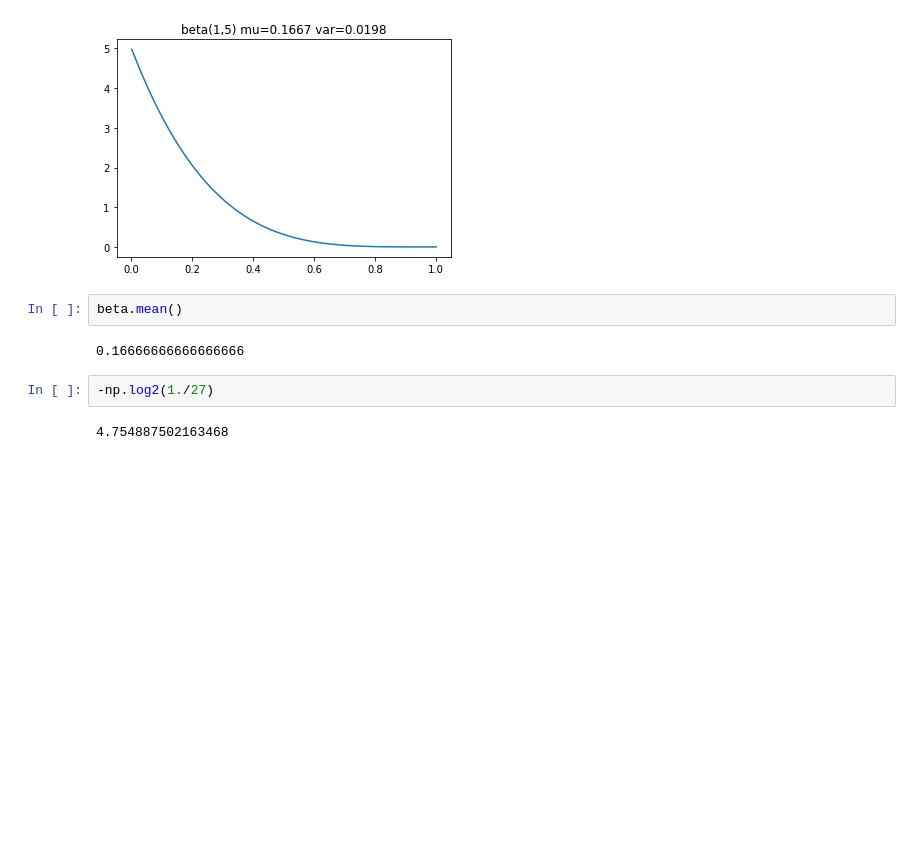
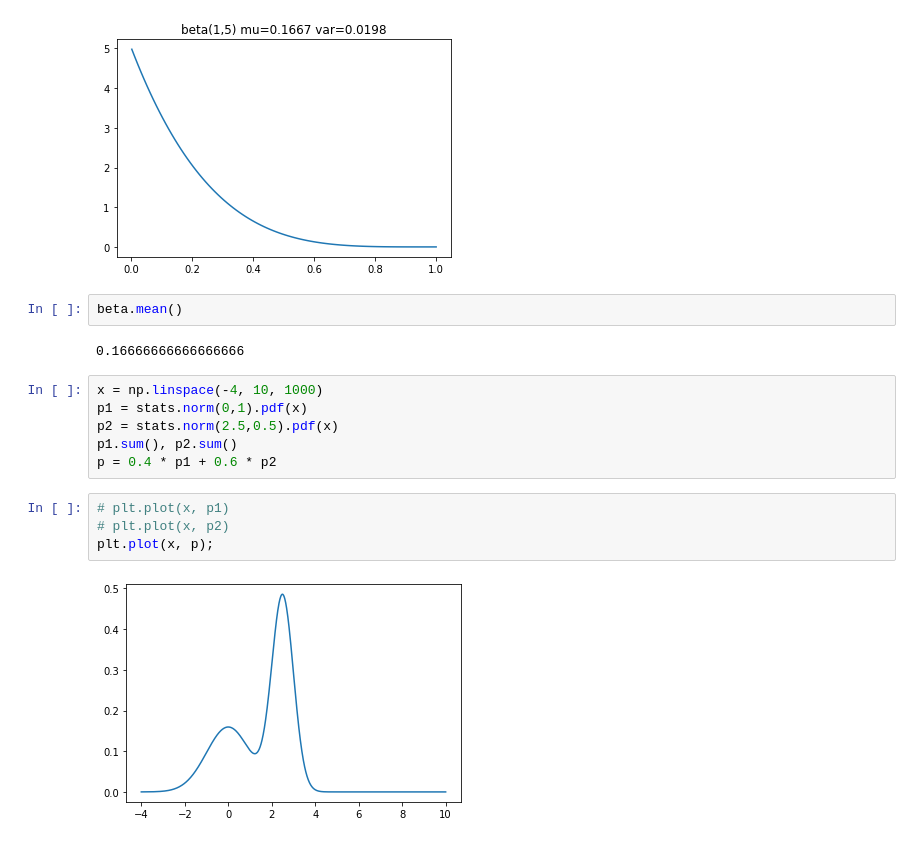
Before and after one commit to yongduek/lectures, a Jupyter notebook: studies/change_of_vars_demo1d.ipynb, the cells around one changed output. Drawn from its saved outputs; the diff is of its cells as text; blank space fills up the shorter version.

```diff
--- a/studies/change_of_vars_demo1d.ipynb
+++ b/studies/change_of_vars_demo1d.ipynb
@@ -95,7 +88,15 @@ plt.title(f'beta(1,5) mu={np.round(beta.mean(),4)} var={np.round(beta.var(),4)}'
 beta.mean()
 # %% [output]
 0.16666666666666666
-# %%
--np.log2(1./27)
-# %% [output]
-4.754887502163468
+# %%
+x = np.linspace(-4, 10, 1000)
+p1 = stats.norm(0,1).pdf(x)
+p2 = stats.norm(2.5,0.5).pdf(x)
+p1.sum(), p2.sum()
+p = 0.4 * p1 + 0.6 * p2
+# %%
+# plt.plot(x, p1)
+# plt.plot(x, p2)
+plt.plot(x, p);
+# %% [output]
+[figure, added]
```
Also changed, not shown: parts of 4 cells of this notebook.
